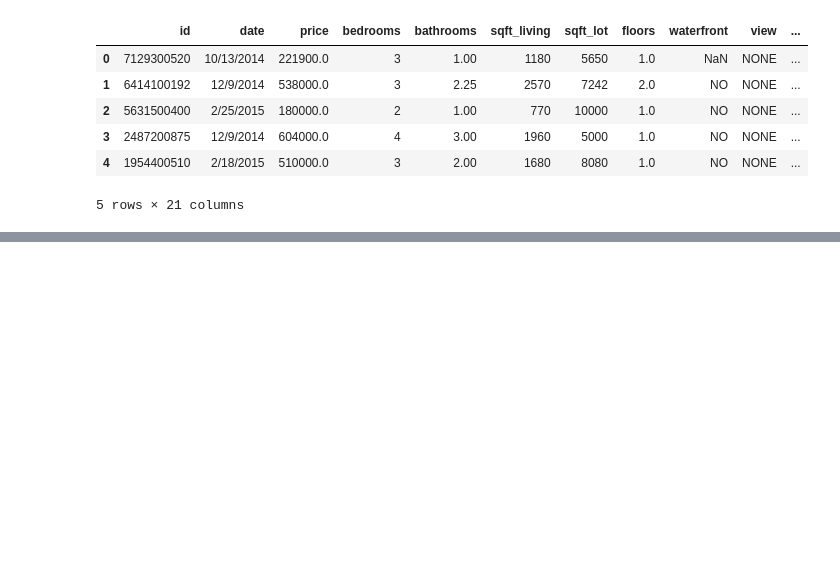
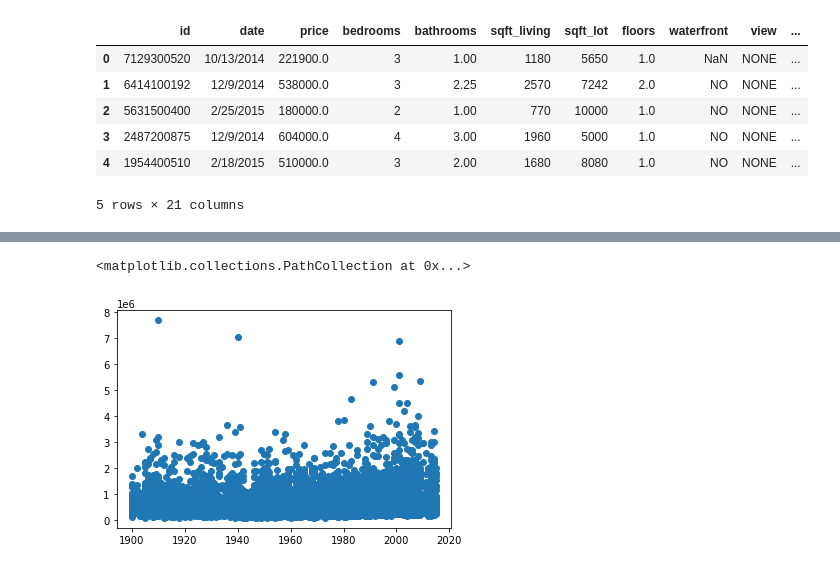
Before and after one commit to vivyhasadream/DS_P2_King-County-House-Sales-Predict, a Jupyter notebook: Han - 1 - Data Wrangling.ipynb, the cells around one changed output, grey strips where cells are left out. Saved outputs shown, nothing was run; the diff lists cells and outputs as text; code cells hidden in the pictures; blank space fills up the shorter version.

```diff
--- a/Han - 1 - Data Wrangling.ipynb
+++ b/Han - 1 - Data Wrangling.ipynb
@@ -57,0 +140,5 @@ dtype: int64
+# %%
+plt.scatter(df.yr_built,df.price)
+# %% [output]
+<matplotlib.collections.PathCollection at 0x...>
+[figure, added]
```
Also changed, not shown: parts of 13 cells of this notebook.
